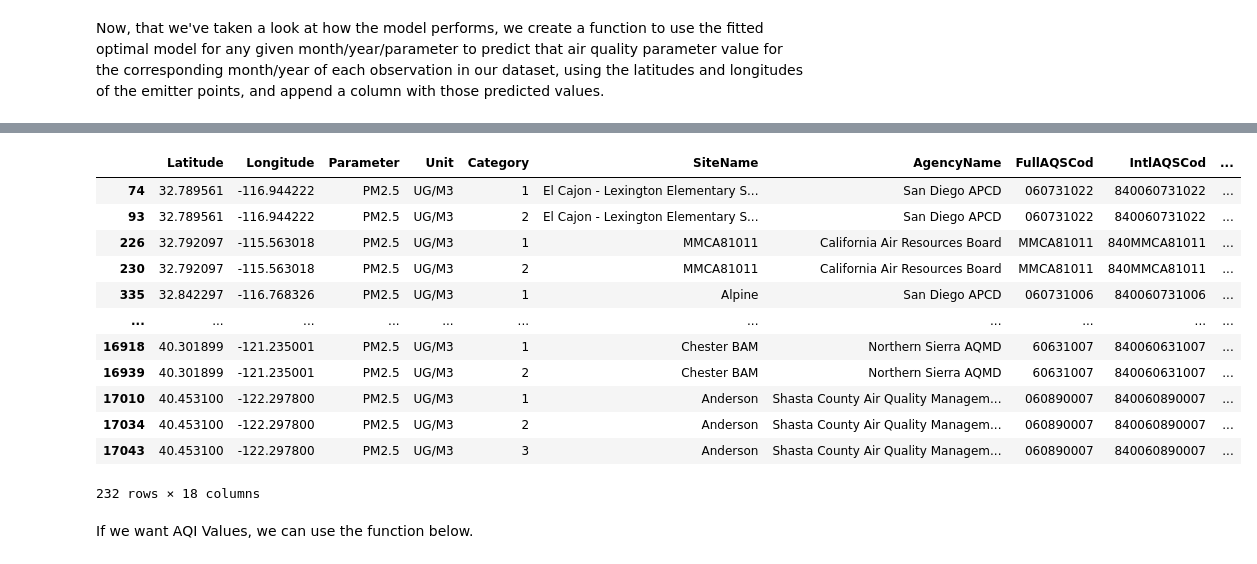
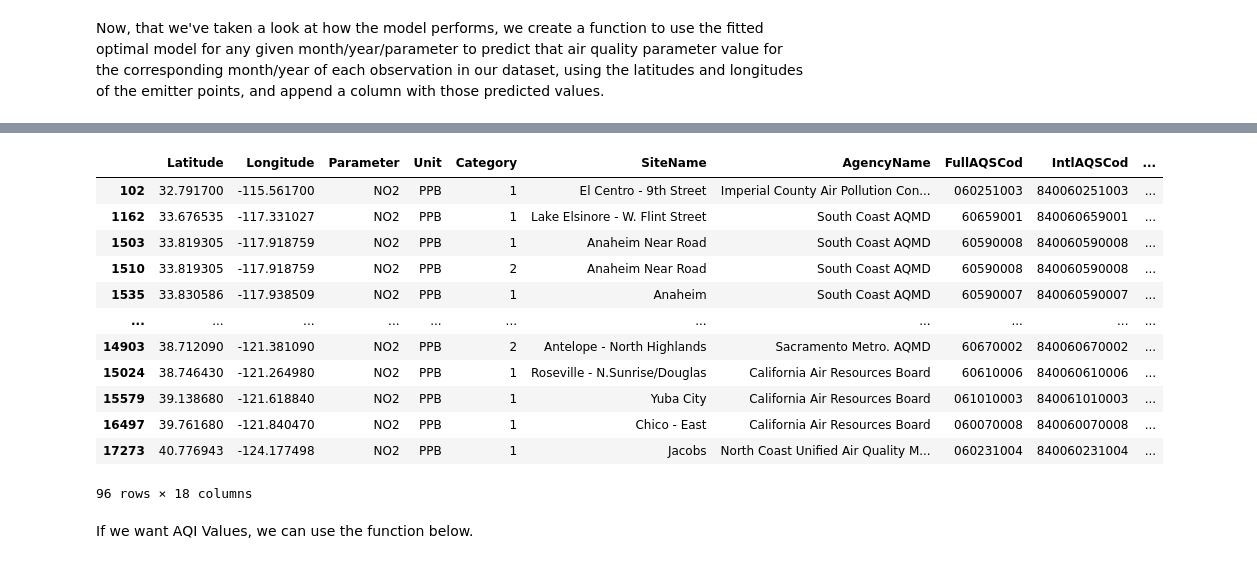
Before and after one commit to hikari-murayama/CA_ag_pollution, a Jupyter notebook: 02_Q1_KNN.ipynb, the cells around one changed output, grey strips where cells are left out. Drawn from its saved outputs; the diff is of its cells as text; code cells hidden in the pictures.

```diff
--- a/02_Q1_KNN.ipynb
+++ b/02_Q1_KNN.ipynb
@@ -72,3 +126,6 @@ print(airnow[(airnow['Parameter'] == 'OZONE') & (airnow['month'] == 1) & (airnow
+# %%
+#Since our CH4 emitter points are in the CA Albers projection, we'll need to change the CRS of our airnow dataframe
+airnow = airnow.to_crs(epsg=3310)
 # %% [markdown]
 Because the variation in air quality measurements between locations might vary by month, year, and the air quality parameter (due to wildfires and other events that might impact air quality), we'll want to subset our data by month, year, and parameter before training our model.
 
@@ -298,20 +362,20 @@ array([14.13096911, 13.76922259, 12.84501064, 26.52863122, 11.50385803,
 # %%
 #Compare with airnow to ensure range of values seems reasonable
-airnow[(airnow['Parameter'] == 'PM2.5') & (airnow['month'] == 11) & (airnow['year'] == 2017)]
+airnow[(airnow['Parameter'] == 'NO2') & (airnow['month'] == 11) & (airnow['year'] == 2017)]
 # %% [output]
 |  | Latitude | Longitude | Parameter | Unit | Category | SiteName | AgencyName | FullAQSCod | IntlAQSCod | ... |
-| 74 | 32.789561 | -116.944222 | PM2.5 | UG/M3 | 1 | El Cajon - Lexington Elementary S... | San Diego APCD | 060731022 | 840060731022 | ... |
-| 93 | 32.789561 | -116.944222 | PM2.5 | UG/M3 | 2 | El Cajon - Lexington Elementary S... | San Diego APCD | 060731022 | 840060731022 | ... |
-| 226 | 32.792097 | -115.563018 | PM2.5 | UG/M3 | 1 | MMCA81011 | California Air Resources Board | MMCA81011 | 840MMCA81011 | ... |
-| 230 | 32.792097 | -115.563018 | PM2.5 | UG/M3 | 2 | MMCA81011 | California Air Resources Board | MMCA81011 | 840MMCA81011 | ... |
-| 335 | 32.842297 | -116.768326 | PM2.5 | UG/M3 | 1 | Alpine | San Diego APCD | 060731006 | 840060731006 | ... |
+| 102 | 32.791700 | -115.561700 | NO2 | PPB | 1 | El Centro - 9th Street | Imperial County Air Pollution Con... | 060251003 | 840060251003 | ... |
+| 1162 | 33.676535 | -117.331027 | NO2 | PPB | 1 | Lake Elsinore - W. Flint Street | South Coast AQMD | 60659001 | 840060659001 | ... |
+| 1503 | 33.819305 | -117.918759 | NO2 | PPB | 1 | Anaheim Near Road | South Coast AQMD | 60590008 | 840060590008 | ... |
+| 1510 | 33.819305 | -117.918759 | NO2 | PPB | 2 | Anaheim Near Road | South Coast AQMD | 60590008 | 840060590008 | ... |
+| 1535 | 33.830586 | -117.938509 | NO2 | PPB | 1 | Anaheim | South Coast AQMD | 60590007 | 840060590007 | ... |
 | ... | ... | ... | ... | ... | ... | ... | ... | ... | ... | ... |
-| 16918 | 40.301899 | -121.235001 | PM2.5 | UG/M3 | 1 | Chester BAM | Northern Sierra AQMD | 60631007 | 840060631007 | ... |
-| 16939 | 40.301899 | -121.235001 | PM2.5 | UG/M3 | 2 | Chester BAM | Northern Sierra AQMD | 60631007 | 840060631007 | ... |
-| 17010 | 40.453100 | -122.297800 | PM2.5 | UG/M3 | 1 | Anderson | Shasta County Air Quality Managem... | 060890007 | 840060890007 | ... |
-| 17034 | 40.453100 | -122.297800 | PM2.5 | UG/M3 | 2 | Anderson | Shasta County Air Quality Managem... | 060890007 | 840060890007 | ... |
-| 17043 | 40.453100 | -122.297800 | PM2.5 | UG/M3 | 3 | Anderson | Shasta County Air Quality Managem... | 060890007 | 840060890007 | ... |
+| 14903 | 38.712090 | -121.381090 | NO2 | PPB | 2 | Antelope - North Highlands | Sacramento Metro. AQMD | 60670002 | 840060670002 | ... |
+| 15024 | 38.746430 | -121.264980 | NO2 | PPB | 1 | Roseville - N.Sunrise/Douglas | California Air Resources Board | 60610006 | 840060610006 | ... |
+| 15579 | 39.138680 | -121.618840 | NO2 | PPB | 1 | Yuba City | California Air Resources Board | 061010003 | 840061010003 | ... |
+| 16497 | 39.761680 | -121.840470 | NO2 | PPB | 1 | Chico - East | California Air Resources Board | 060070008 | 840060070008 | ... |
+| 17273 | 40.776943 | -124.177498 | NO2 | PPB | 1 | Jacobs | North Coast Unified Air Quality M... | 060231004 | 840060231004 | ... |
-232 rows × 18 columns
+96 rows × 18 columns
 # %% [markdown]
 If we want AQI Values, we can use the function below.
 # %%
```
Also changed, not shown: parts of 22 cells of this notebook.
